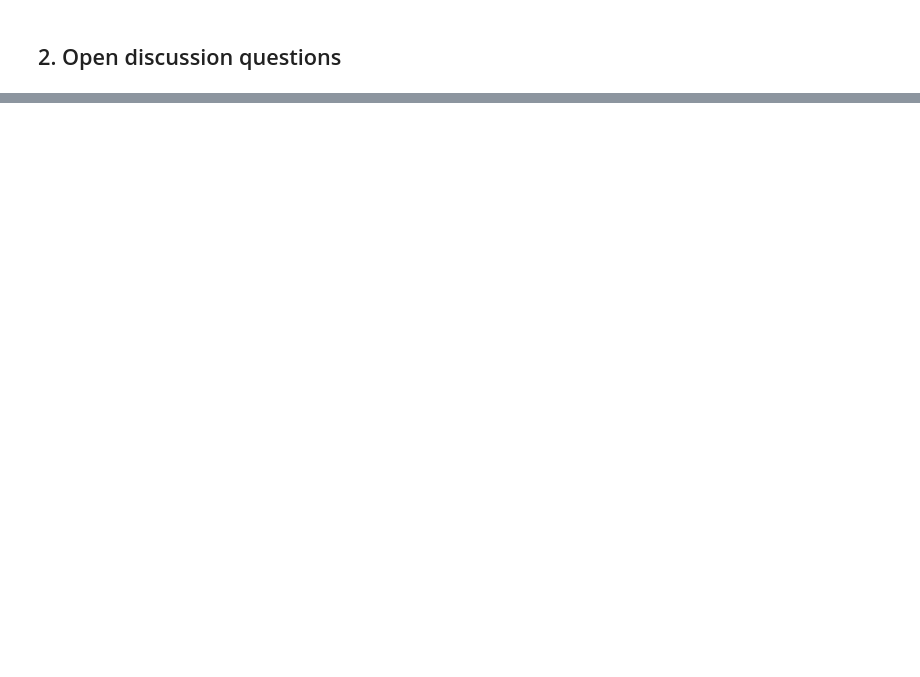
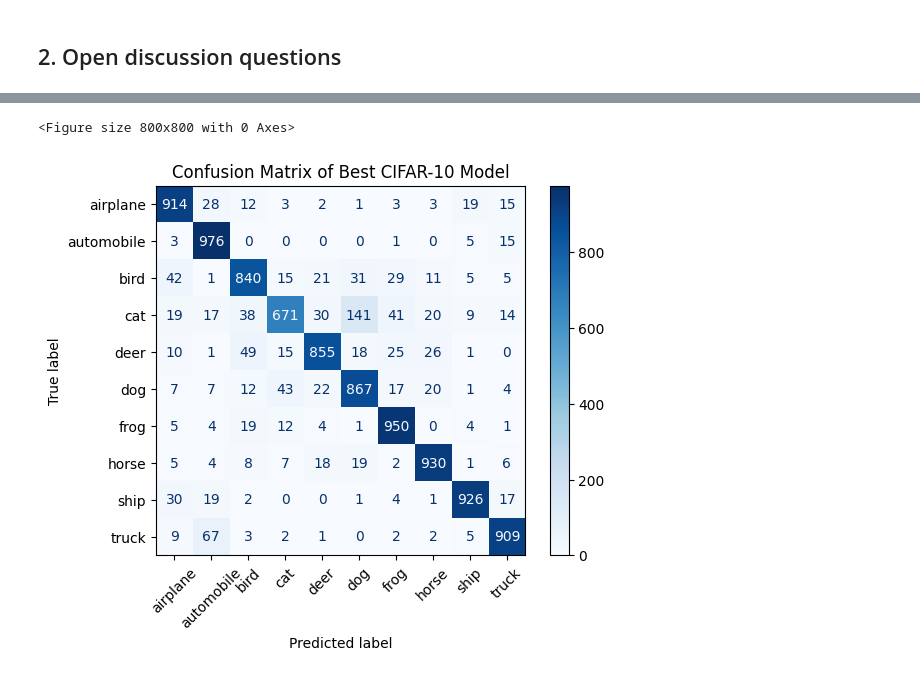
Before and after one commit to mintus2511/ML4DS_230167_Assignment5, a Jupyter notebook: Assignment_5_DeepLearning.ipynb, the cells around one changed output, grey strips where cells are left out. Drawn from its saved outputs; the diff is of its cells as text; code cells hidden in the pictures; blank space fills up the shorter version.

```diff
--- a/Assignment_5_DeepLearning.ipynb
+++ b/Assignment_5_DeepLearning.ipynb
@@ -770,0 +1128,10 @@ This tells us that deeper or more complex architectures do not automatically gua
+# %%
+from sklearn.metrics import classification_report, confusion_matrix
+
+# Get predicted labels
+y_pred_probs = model_3.predict(X_test)
+y_pred = np.argmax(y_pred_probs, axis=1)
+y_true = y_test.flatten()
+
+# 1. Detailed per-class metrics
+print(classification_report(y_true, y_pred, target_names=class_names))
@@ -770,0 +1230,14 @@ This tells us that deeper or more complex architectures do not automatically gua
+# %%
+import matplotlib.pyplot as plt
+from sklearn.metrics import ConfusionMatrixDisplay
+
+cm = confusion_matrix(y_true, y_pred)
+disp = ConfusionMatrixDisplay(confusion_matrix=cm, display_labels=class_names)
+
+plt.figure(figsize=(8, 8))
+disp.plot(include_values=True, xticks_rotation=45, cmap="Blues", colorbar=True)
+plt.title("Confusion Matrix of Best CIFAR-10 Model")
+plt.show()
+# %% [output]
+<Figure size 800x800 with 0 Axes>
+[figure, added]
```
Also changed, not shown: parts of 45 cells of this notebook.
